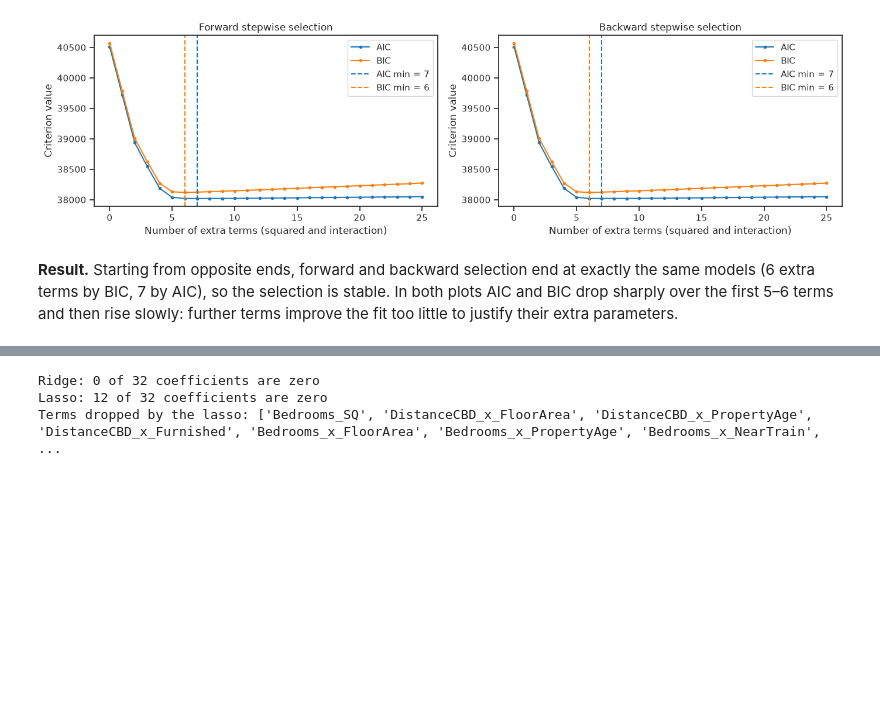
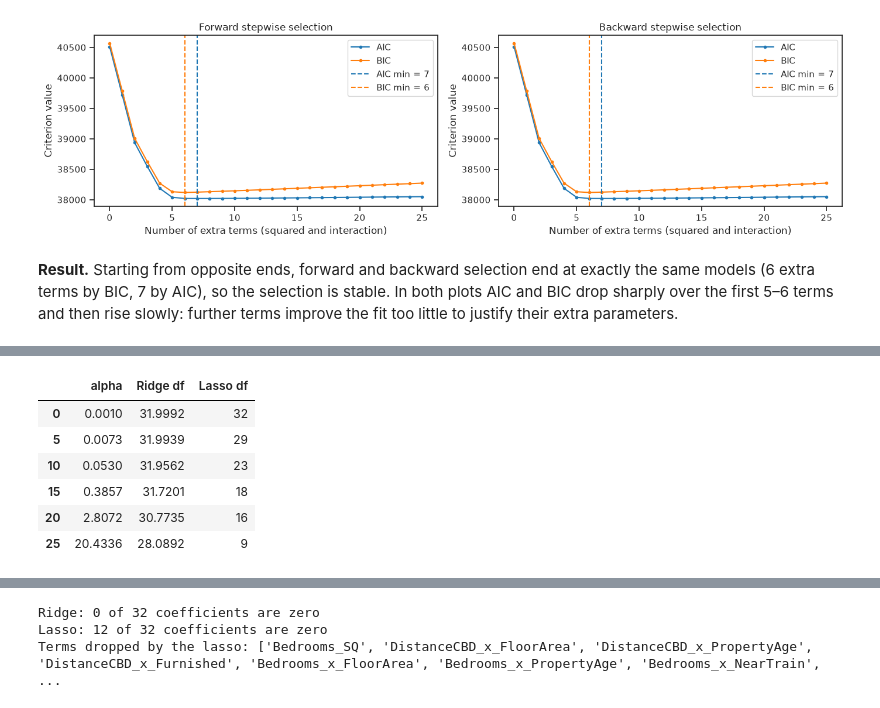
Before and after one commit to QingXueli/qbus2820, a Jupyter notebook: SID_Assignment1_implementation.ipynb, the cells around one changed output, grey strips where cells are left out. Cells and saved outputs as stored; diff of their text form; code cells hidden in the pictures; blank space fills up the shorter version.

```diff
--- a/SID_Assignment1_implementation.ipynb
+++ b/SID_Assignment1_implementation.ipynb
@@ -889,0 +842,44 @@ M6: Elastic net (alpha = 0.0100, l1_ratio = 0.9): CV MSE 2022.4385 (SE 25.0940)
+# %%
+from sklearn.linear_model import Ridge, Lasso, ElasticNet
+
+# Standardise with the mean and standard deviation of the training data (Tutorial 7); used only to compute AIC/BIC
+mu = X_all.mean()                        # mean for each column
+sigma = X_all.std()                      # std for each column
+X_std = (X_all - mu) / sigma
+
+# NOTE: not from tutorial — reason: ridge df(lambda) from the eigenvalues of X'X (Lectures 6-7, ridge: selection of lambda)
+d2 = np.linalg.eigvalsh(X_std.T @ X_std) # eigenvalues d_j^2 of X'X
+
+alphas = np.logspace(-3, 2, 30)          # grid of 30 penalty values from 0.001 to 100, evenly spaced on a log scale
+                                         # (scikit-learn calls the penalty λ "alpha")
+m6_path = []                             # one row per alpha
+for alpha in alphas:
+    # Ridge (L2): fit once on all training data
+    ridge = Ridge(alpha = alpha)
+    ridge.fit(X_std, y)
+    sigma2_hat = np.mean((y - ridge.predict(X_std)) ** 2)           # sigma2_hat = RSS / n
+    df_ridge = np.sum(d2 / (d2 + alpha))                            # effective degrees of freedom of ridge
+    ridge_aic = n * np.log(sigma2_hat) + 2 * df_ridge
+    ridge_bic = n * np.log(sigma2_hat) + np.log(n) * df_ridge
+
+    # Lasso (L1): fit once on all training data
+    lasso = Lasso(alpha = alpha, max_iter = 100000)                 # max_iter: allow more iterations so it converges
+    lasso.fit(X_std, y)
+    sigma2_hat = np.mean((y - lasso.predict(X_std)) ** 2)
+    df_lasso = np.sum(lasso.coef_ != 0)                             # effective df of lasso = number of non-zero coefficients
+    lasso_aic = n * np.log(sigma2_hat) + 2 * df_lasso
+    lasso_bic = n * np.log(sigma2_hat) + np.log(n) * df_lasso
+
+    m6_path.append({'alpha': alpha, 'Ridge df': df_ridge, 'Ridge AIC': ridge_aic, 'Ridge BIC': ridge_bic,
+                    'Lasso df': df_lasso, 'Lasso AIC': lasso_aic, 'Lasso BIC': lasso_bic})
+
+m6_path = pd.DataFrame(m6_path)          # 30 rows, one per alpha
+m6_path[['alpha', 'Ridge df', 'Lasso df']].round(4).iloc[::5]   # every 5th row: df falls as alpha grows
+# %% [output]
+|  | alpha | Ridge df | Lasso df |
+| 0 | 0.0010 | 31.9992 | 32 |
+| 5 | 0.0073 | 31.9939 | 29 |
+| 10 | 0.0530 | 31.9562 | 23 |
+| 15 | 0.3857 | 31.7201 | 18 |
+| 20 | 2.8072 | 30.7735 | 16 |
+| 25 | 20.4336 | 28.0892 | 9 |
```
Also changed, not shown: parts of 12 cells of this notebook, 3 other files.
